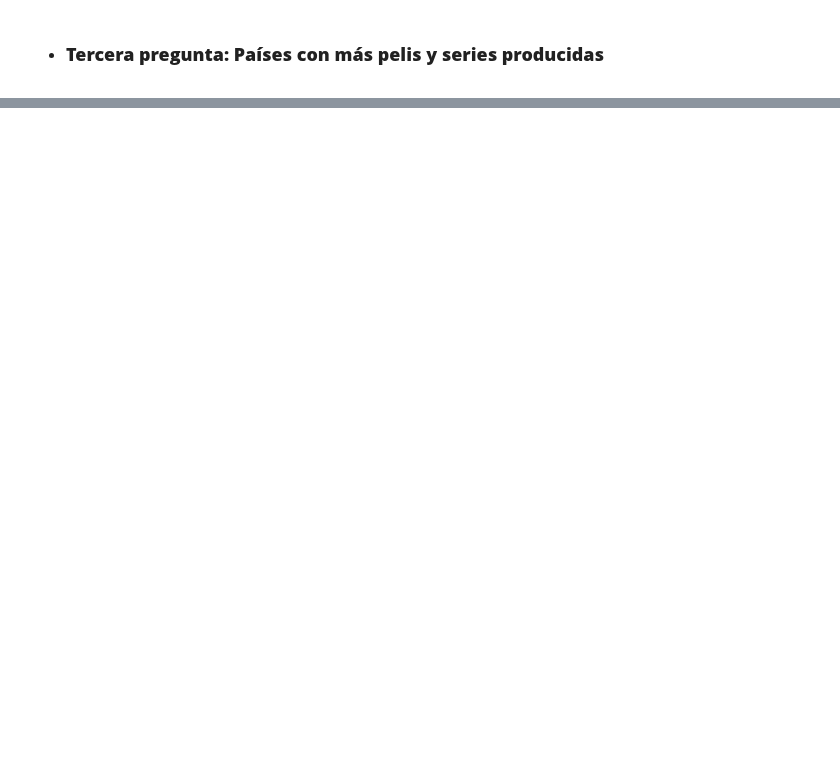
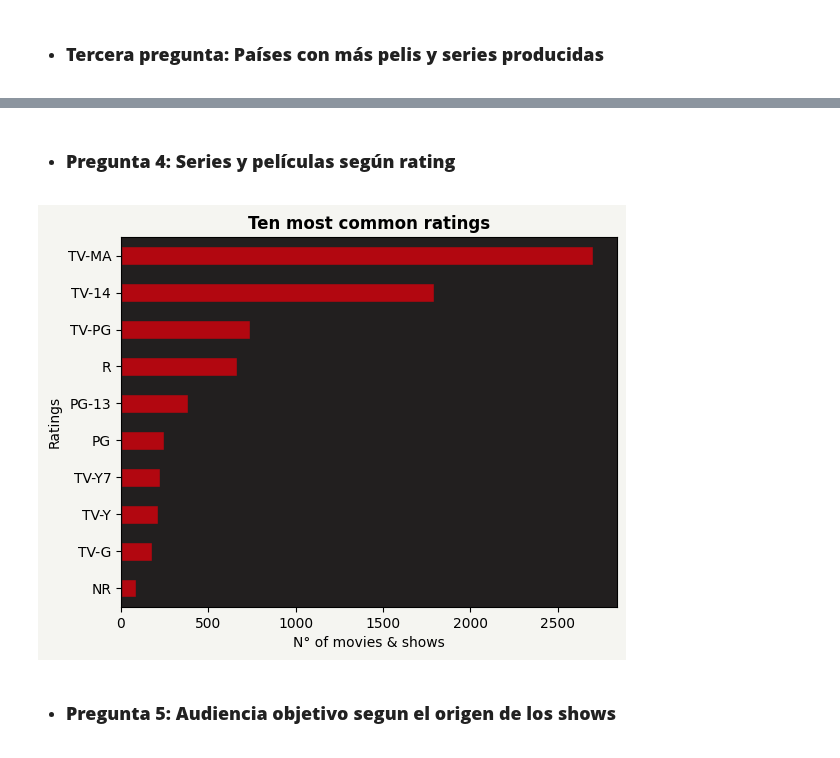
Before and after one commit to Apanizza197/AnalisisDeDatos, a Jupyter notebook: Practico2/practico_2.ipynb, the cells around one changed output, grey strips where cells are left out. Saved outputs shown, nothing was run; the diff lists cells and outputs as text; code cells hidden in the pictures; blank space fills up the shorter version.

```diff
--- a/Practico2/practico_2.ipynb
+++ b/Practico2/practico_2.ipynb
@@ -106,0 +112,21 @@ plt.show()
+# %% [markdown]
++ ### **Pregunta 4: Series y películas según rating**
+# %%
+#Count the ratings and plot the ten most common
+rating_count = df['rating'].value_counts().head(10)
+rating_count_sorted = rating_count.sort_values(ascending=True)
+
+#Plotting the graph of the most common ratings in a horizontal bar chart
+fig, ax = plt.subplots()
+fig.patch.set_facecolor(color=colours[0])
+bar_colours = [colours[2]] * 10
+rating_count_sorted.plot(kind='barh', color=bar_colours, ax=ax, edgecolor=colours[3])
+ax.set_title('Ten most common ratings', fontweight = 'bold')
+ax.set_facecolor(colours[3])
+ax.set_xlabel('N° of movies & shows')
+ax.set_ylabel('Ratings')
+plt.show()
+# %% [output]
+[figure, added]
+# %% [markdown]
++ ### **Pregunta 5: Audiencia objetivo segun el origen de los shows**
```
Also changed, not shown: parts of 4 cells of this notebook.
